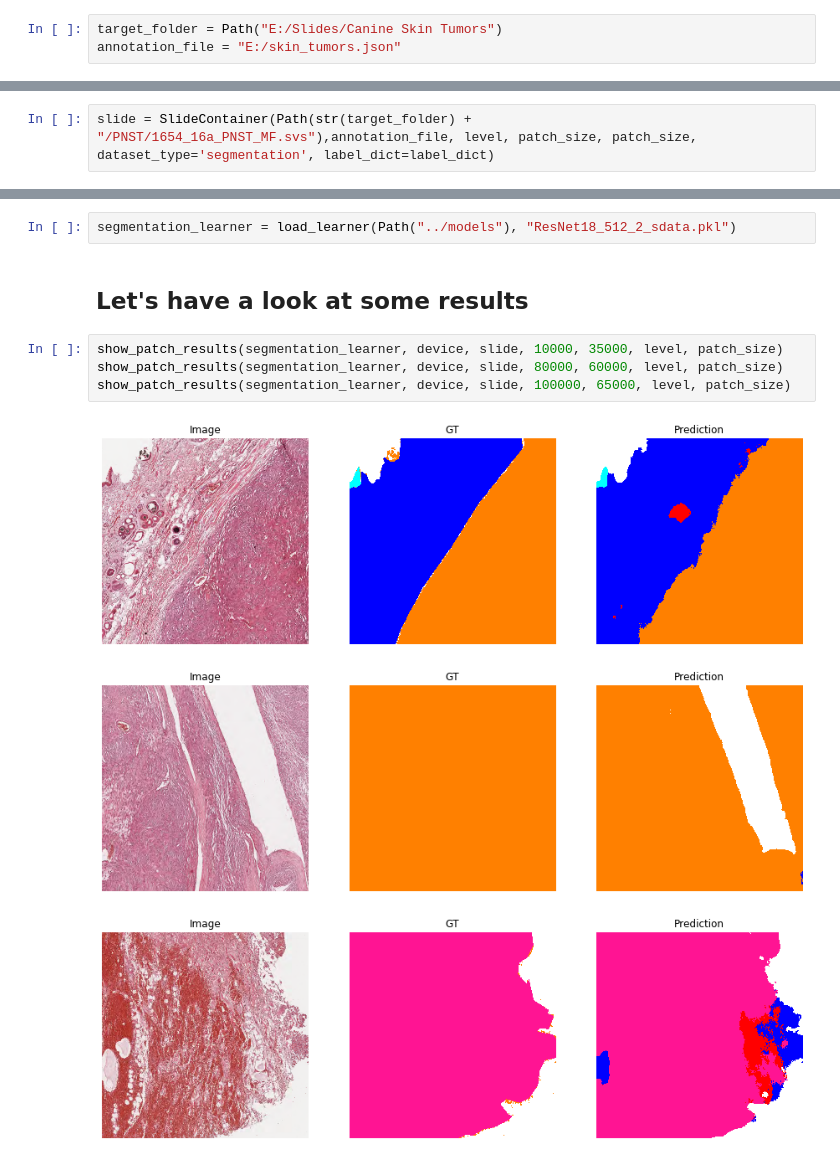
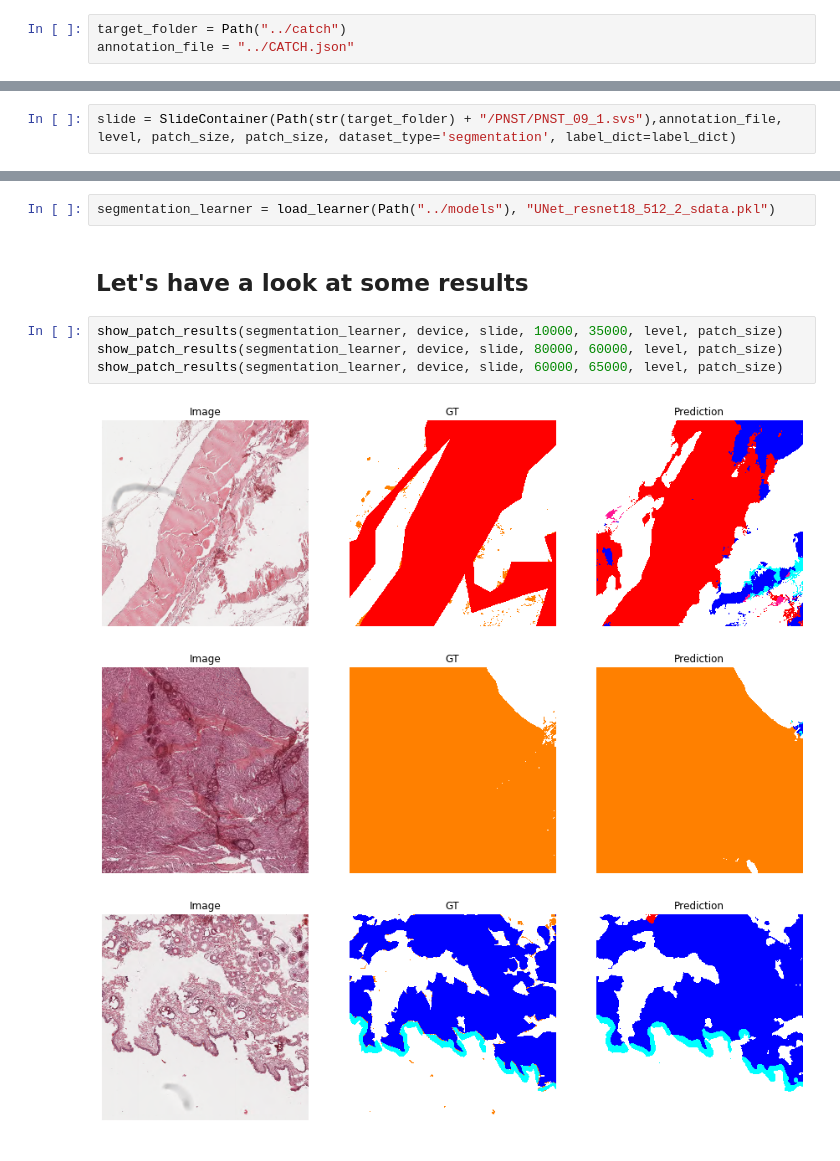
Before and after one commit to DeepMicroscopy/CanineCutaneousTumors, a Jupyter notebook: segmentation/segmentation_inference.ipynb, the cells around one changed output, grey strips where cells are left out. Saved outputs shown, nothing was run; the diff lists cells and outputs as text.

```diff
--- a/segmentation/segmentation_inference.ipynb
+++ b/segmentation/segmentation_inference.ipynb
@@ -53,8 +53,8 @@ level = 2
 # %% [markdown]
 ## Define paths of slide folder and annotation JSON
 # %%
-target_folder = Path("E:/Slides/Canine Skin Tumors")
-annotation_file = "E:/skin_tumors.json"
+target_folder = Path("../catch")
+annotation_file = "../CATCH.json"
 # %% [markdown]
 ## Define dict to match annotation classes to classes used for training
 # %%
@@ -62,18 +62,18 @@ label_dict = {'Bg': 0, 'Bone': -1, 'Cartilage': -1, 'Dermis': 1, 'Epidermis': 2,
 # %% [markdown]
 ## Load slide in custom SlideContainer format
 # %%
-slide = SlideContainer(Path(str(target_folder) + "/PNST/1654_16a_PNST_MF.svs"),annotation_file, level, patch_size, patch_size, dataset_type='segmentation', label_dict=label_dict)
+slide = SlideContainer(Path(str(target_folder) + "/PNST/PNST_09_1.svs"),annotation_file, level, patch_size, patch_size, dataset_type='segmentation', label_dict=label_dict)
 # %% [markdown]
 ## Load learner
 # %%
-segmentation_learner = load_learner(Path("../models"), "ResNet18_512_2_sdata.pkl")
+segmentation_learner = load_learner(Path("../models"), "UNet_resnet18_512_2_sdata.pkl")
 # %% [markdown]
 ## Let's have a look at some results
 # %%
 show_patch_results(segmentation_learner, device, slide, 10000, 35000, level, patch_size)
 show_patch_results(segmentation_learner, device, slide, 80000, 60000, level, patch_size)
-show_patch_results(segmentation_learner, device, slide, 100000, 65000, level, patch_size)
+show_patch_results(segmentation_learner, device, slide, 60000, 65000, level, patch_size)
 # %% [output]
-[figure, old version]
+[figure, new version]
-[figure, old version]
+[figure, new version]
-[figure, old version]
+[figure, new version]
```
Also changed, not shown: 3 other files.
